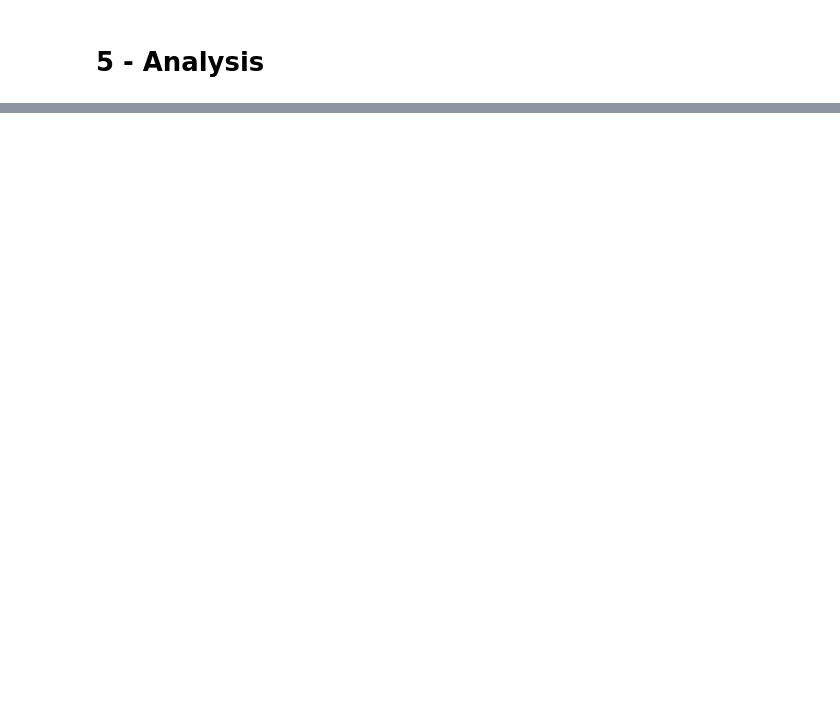
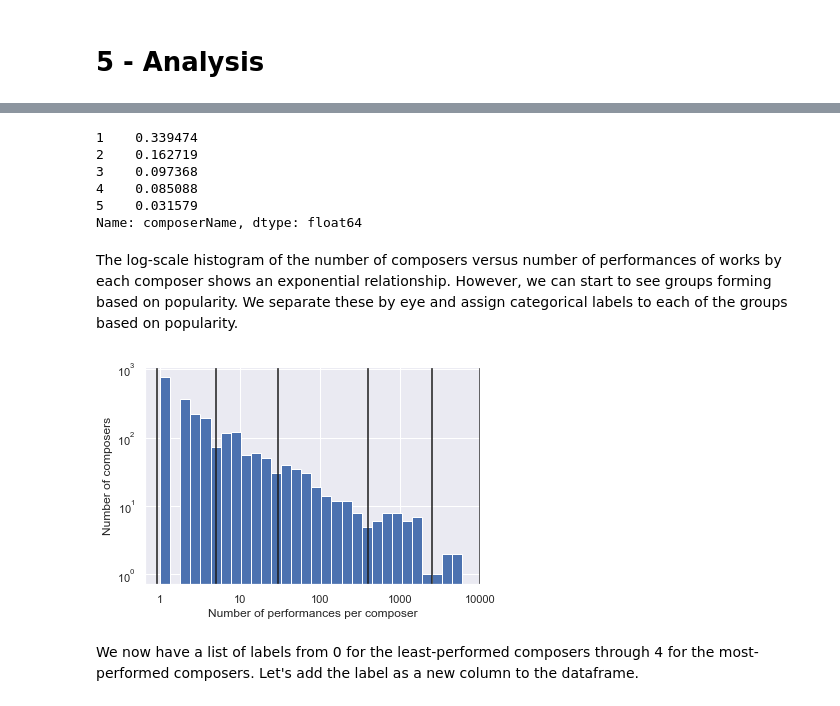
Before and after one commit to physinet/NY-Phil-EDA, a Jupyter notebook: EDA.ipynb, the cells around one changed output, grey strips where cells are left out. Saved outputs shown, nothing was run; the diff lists cells and outputs as text; code cells hidden in the pictures; blank space fills up the shorter version.

```diff
--- a/EDA.ipynb
+++ b/EDA.ipynb
@@ -449,0 +426,28 @@ df['composerName'].value_counts().hist()
+# %%
+composer_counts.value_counts(normalize=True).head()
+# %% [output]
+1    0.339474
+2    0.162719
+3    0.097368
+4    0.085088
+5    0.031579
+Name: composerName, dtype: float64
+# %% [markdown]
+The log-scale histogram of the number of composers versus number of performances of works by each composer shows an exponential relationship. However, we can start to see groups forming based on popularity. We separate these by eye and assign categorical labels to each of the groups based on popularity.
+# %%
+ax = np.log(composer_counts).hist(bins=30, log=True)
+ax.set_xlabel('Number of performances per composer')
+ax.set_ylabel('Number of composers')
+xticks = [1, 10, 100, 1000, 10000]
+ax.set_xticks([np.log(tick) for tick in xticks])
+ax.set_xticklabels(xticks);
+
+breaks = [0.9, 5, 30, 400, 2500, 10000]
+for b in breaks:
+    ax.axvline(np.log(b), color='k')
+
+labels = pd.cut(composer_counts, breaks, labels=False)
+# %% [output]
+[figure, added]
+# %% [markdown]
+We now have a list of labels from 0 for the least-performed composers through 4 for the most-performed composers. Let's add the label as a new column to the dataframe.
```
Also changed, not shown: parts of 26 cells of this notebook.
